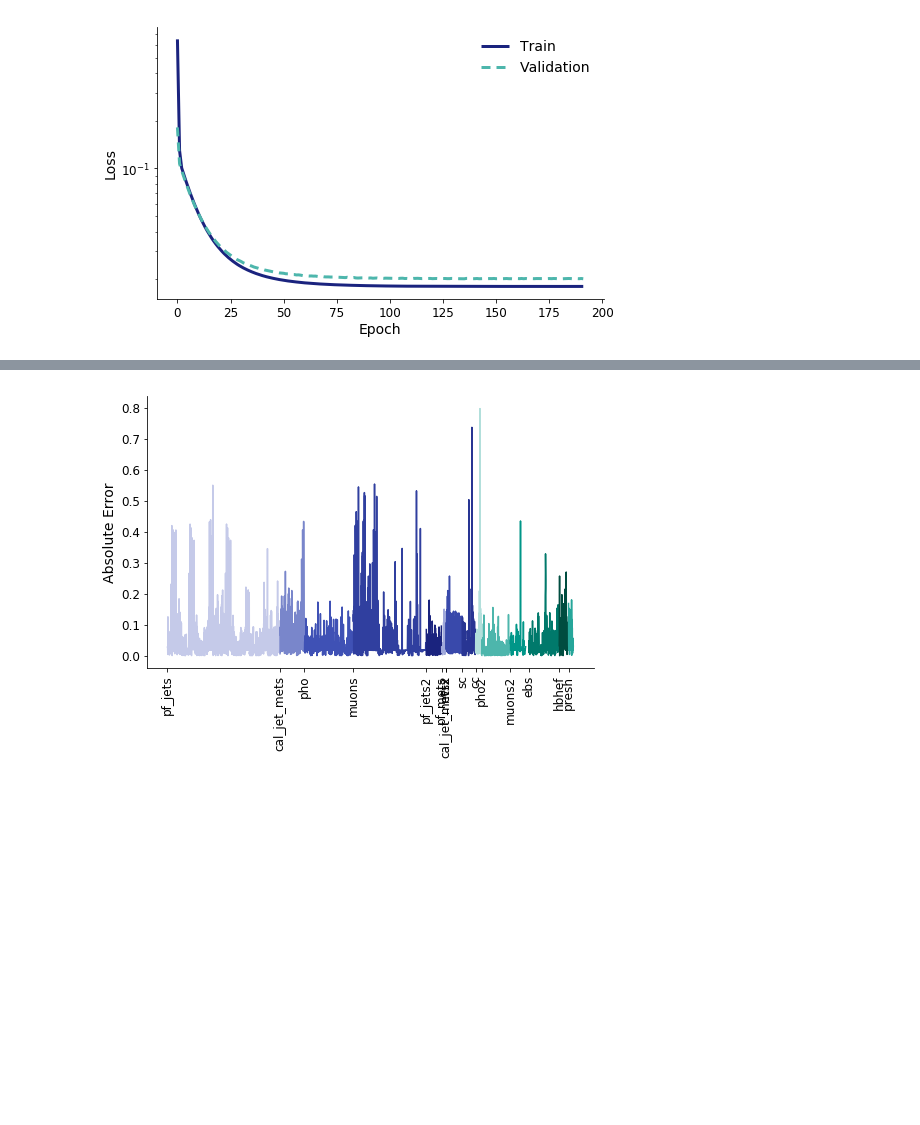
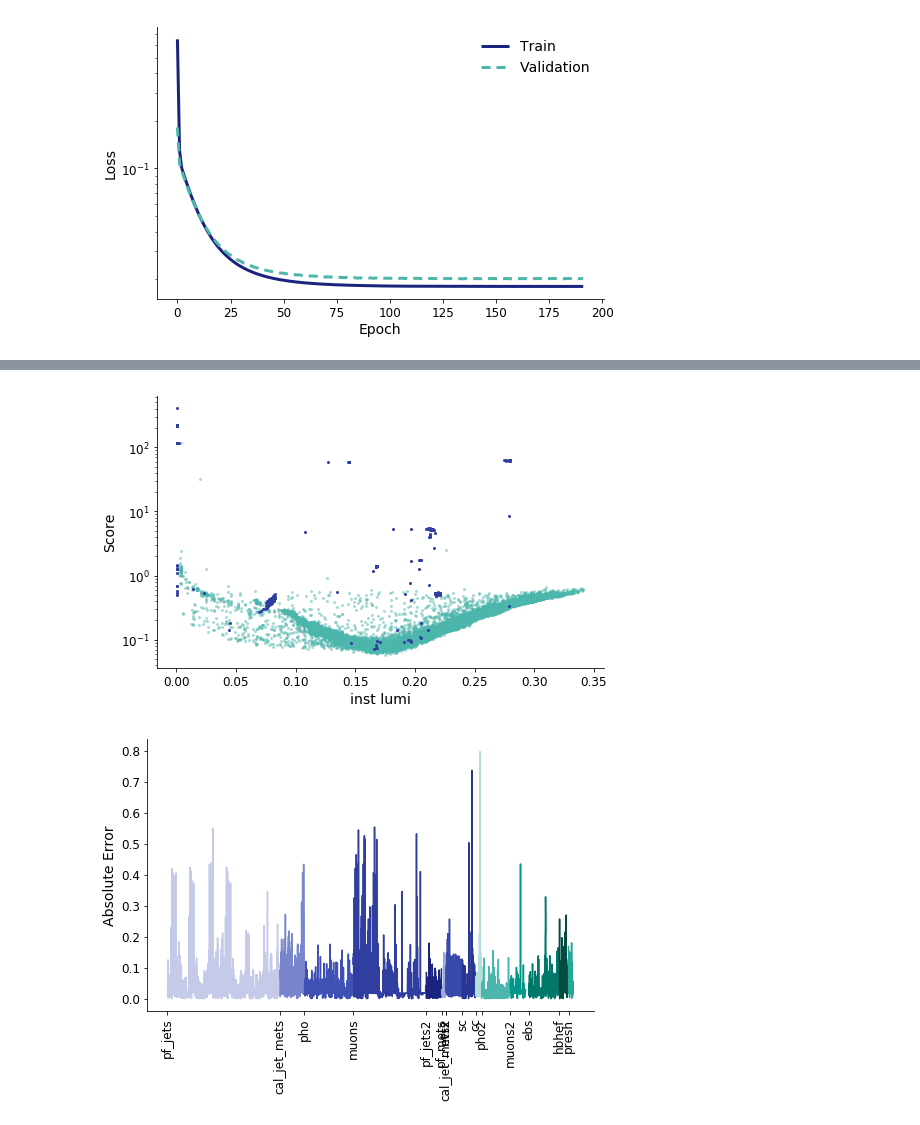
Before and after one commit to ZhenxuanZhang-Jensen/ML4DQM_autoencoder, a Jupyter notebook: train_model_min-max.ipynb, the cells around one changed output, grey strips where cells are left out. Cells and saved outputs as stored; diff of their text form; code cells hidden in the pictures; blank space fills up the shorter version.

Commit message:
Add reconstruction vs inst lumi plot

```diff
--- a/train_model_min-max.ipynb
+++ b/train_model_min-max.ipynb
@@ -224,6 +224,7 @@ X_train = X_train[y_train == 0]
 test = data.iloc[split:]
 X_test = test.iloc[:, 0:2806]
 y_test = test["label"]
+l_test = test["inst_lumi"]
 
 print("Number of inliers in test set: %s" % sum((y_test == 0).values))
 print("Number of anomalies in the test set: %s" % sum((y_test == 1).values))
@@ -482,3 +483,31 @@ plt.show();
+# %%
+# Plot inst_lumi vs error
+
+fig, ax = plt.subplots()
+
+plt.plot(l_test[y_test == 0],
+         scores[y_test == 0],
+         color=color_palette["Teal"][300],
+         linestyle='',
+         ms=2,
+         alpha=0.4,
+         marker='o',
+         label="Outlier")
+
+plt.plot(l_test[y_test == 1],
+         scores[y_test == 1],
+         color=color_palette["Indigo"][700],
+         linestyle='',
+         ms=2,
+         marker='o',
+         label="Inlier")
+
+ax.set_yscale("log")
+plt.ylabel("Score")
+plt.xlabel("inst lumi")
+plt.show();
+# %% [output]
+[figure, added]
 # %%
 # Choose lumisection
 INDEX = 100
```
Also changed, not shown: parts of 4 cells of this notebook.
